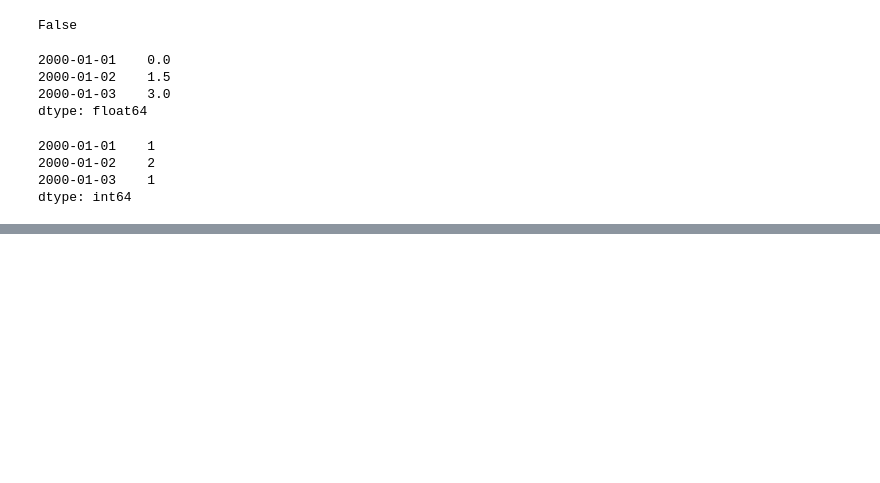
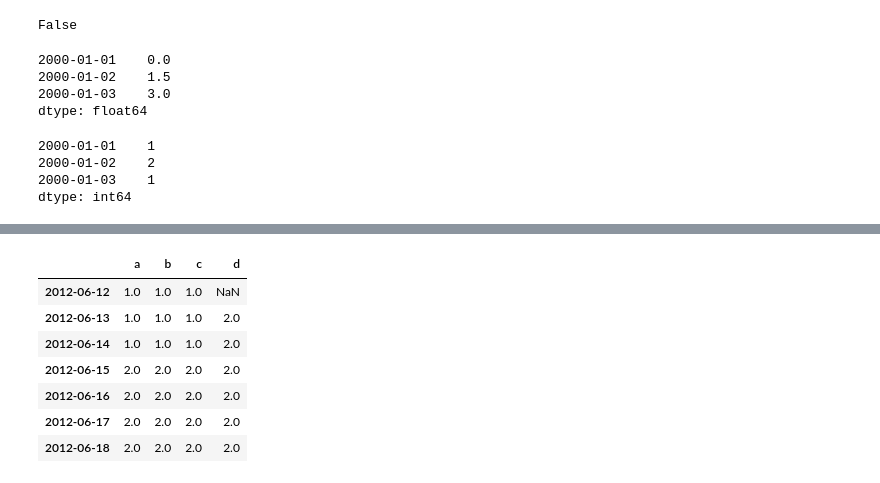
Before and after one commit to shaocj/ML, a Jupyter notebook: 利用python数据处理.ipynb, the cells around one changed output, grey strips where cells are left out. Saved outputs shown, nothing was run; the diff lists cells and outputs as text; code cells hidden in the pictures; blank space fills up the shorter version.

```diff
--- a/利用python数据处理.ipynb
+++ b/利用python数据处理.ipynb
@@ -1890,0 +2021,13 @@ dtype: int64
+# %%
+#combine_first可以引入合并点之前的数据,data2没有关于2012-06-12的数据所以没有值填充到那一天
+spliced_filled = spliced.combine_first(data2)
+spliced_filled
+# %% [output]
+|  | a | b | c | d |
+| 2012-06-12 | 1.0 | 1.0 | 1.0 | NaN |
+| 2012-06-13 | 1.0 | 1.0 | 1.0 | 2.0 |
+| 2012-06-14 | 1.0 | 1.0 | 1.0 | 2.0 |
+| 2012-06-15 | 2.0 | 2.0 | 2.0 | 2.0 |
+| 2012-06-16 | 2.0 | 2.0 | 2.0 | 2.0 |
+| 2012-06-17 | 2.0 | 2.0 | 2.0 | 2.0 |
+| 2012-06-18 | 2.0 | 2.0 | 2.0 | 2.0 |
```
Also changed, not shown: parts of 60 cells of this notebook.
